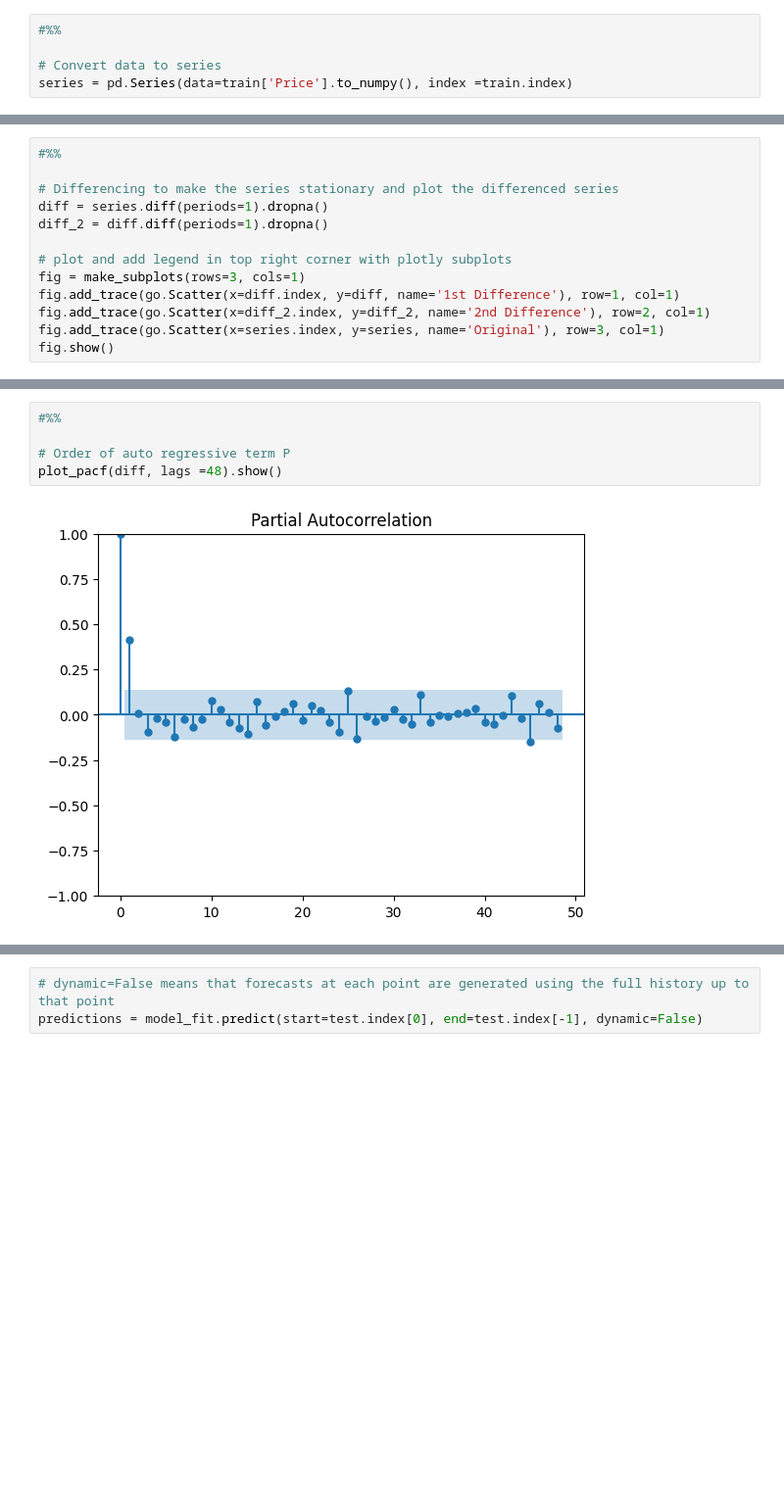
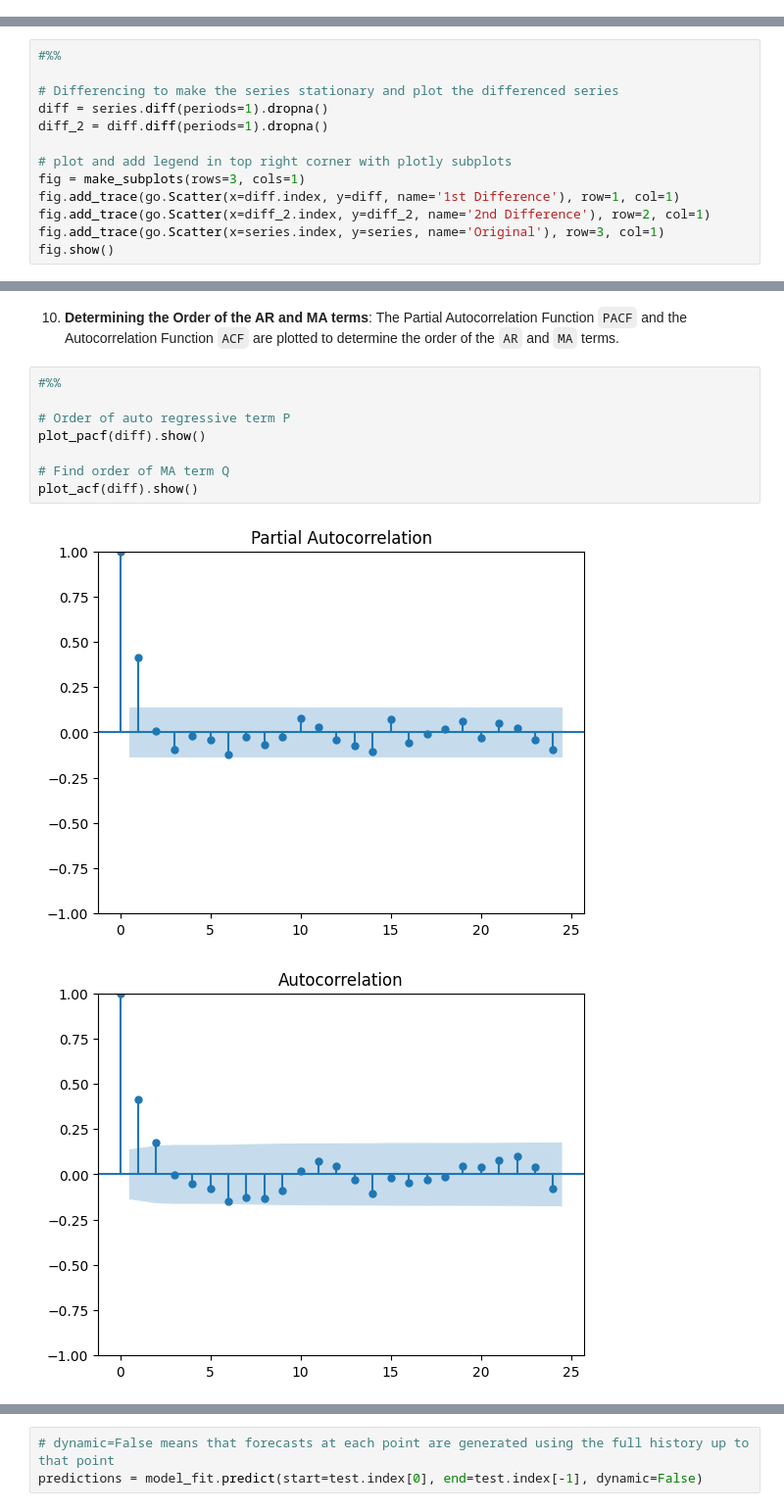
Before and after one commit to jnopareboateng/ml-library, a Jupyter notebook: crude-oil-forecast/arimav3.ipynb, the cells around one changed output, grey strips where cells are left out. Shown at 98% size. Saved outputs shown, nothing was run; the diff lists cells and outputs as text; blank space fills up the shorter version.

```diff
--- a/crude-oil-forecast/arimav3.ipynb
+++ b/crude-oil-forecast/arimav3.ipynb
@@ -88,8 +76,3 @@ fig.add_trace(go.Scatter(x=train.index, y=train['Price'], mode='lines', name='Tr
 fig.add_trace(go.Scatter(x=test.index, y=test['Price'], mode='lines', name='Test'))
 fig.update_layout(title='Train and Test Split', xaxis_title='Date', yaxis_title='Price')
 fig.show()
-# %%
-#%%
-
-# Convert data to series
-series = pd.Series(data=train['Price'].to_numpy(), index =train.index)
@@ -143,10 +133,16 @@ print('PP:', ndiffs(y, test='pp'))
 ADF: 1
 KPSS: 1
 PP: 1
+# %% [markdown]
+10. **Determining the Order of the AR and MA terms**: The Partial Autocorrelation Function `PACF` and the Autocorrelation Function `ACF` are plotted to determine the order of the `AR` and `MA` terms.
 # %%
 #%%
 
 # Order of auto regressive term P
-plot_pacf(diff, lags =48).show()
+plot_pacf(diff).show()
+
+# Find order of MA term Q
+plot_acf(diff).show()
 # %% [output]
-[figure, old version]
+[figure, new version]
+[figure, added]
```
Also changed, not shown: parts of 34 cells of this notebook, 2 other files.
